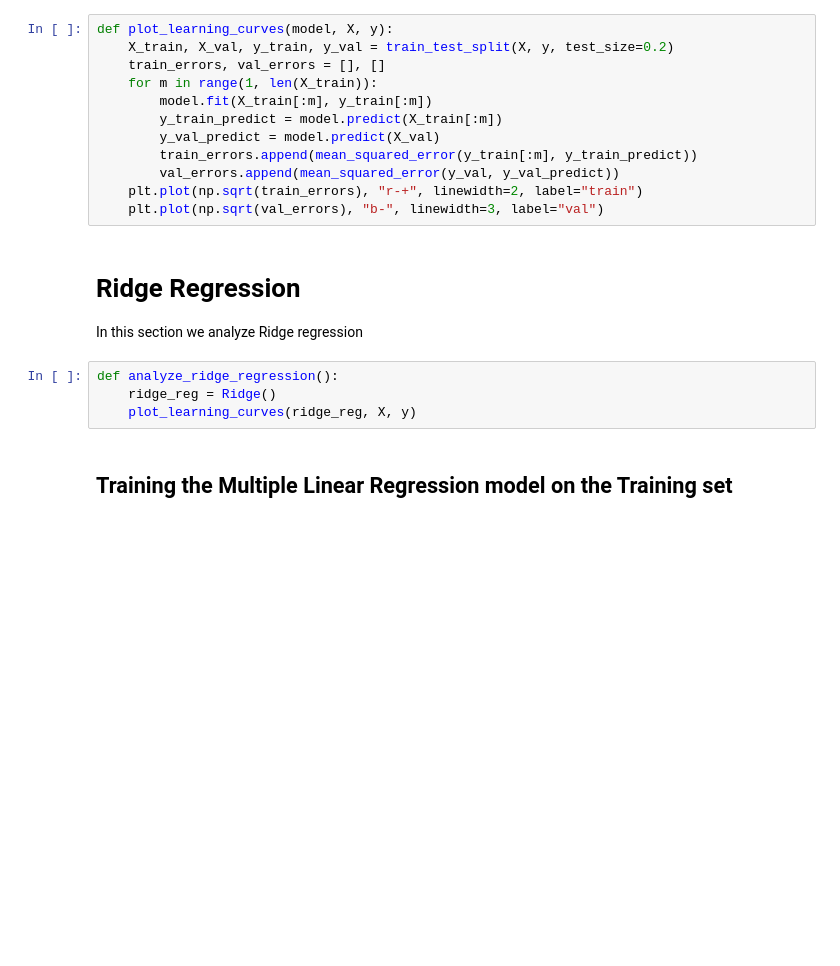
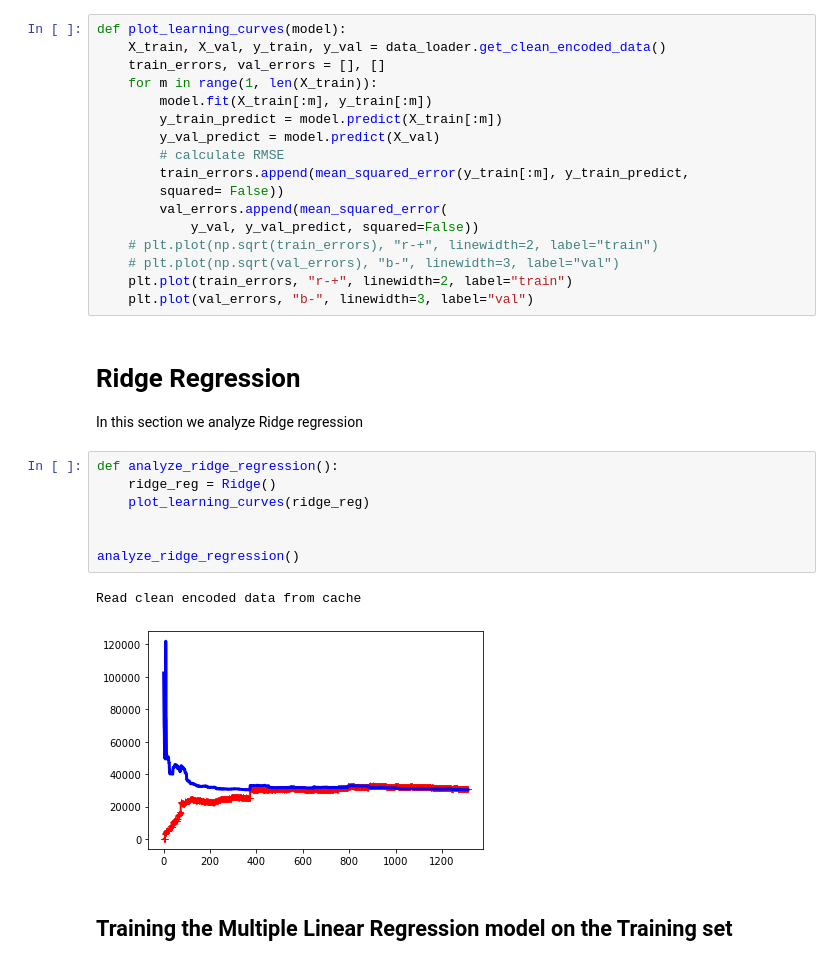
Before and after one commit to pmotameni/mids-w207-final-project, a Jupyter notebook: w207_consolidated.ipynb, the cells around one changed output. Cells and saved outputs as stored; diff of their text form; blank space fills up the shorter version.

Commit message:
draw learning cureve, and Ridge Regression

```diff
--- a/w207_consolidated.ipynb
+++ b/w207_consolidated.ipynb
@@ -738,24 +743,35 @@ class BaseRegressorPlot():
     plt.ylabel("Sales Price)")
     plt.show()
 # %%
-def plot_learning_curves(model, X, y):
-    X_train, X_val, y_train, y_val = train_test_split(X, y, test_size=0.2)
+def plot_learning_curves(model):
+    X_train, X_val, y_train, y_val = data_loader.get_clean_encoded_data()
     train_errors, val_errors = [], []
     for m in range(1, len(X_train)):
         model.fit(X_train[:m], y_train[:m])
         y_train_predict = model.predict(X_train[:m])
         y_val_predict = model.predict(X_val)
-        train_errors.append(mean_squared_error(y_train[:m], y_train_predict))
-        val_errors.append(mean_squared_error(y_val, y_val_predict))
-    plt.plot(np.sqrt(train_errors), "r-+", linewidth=2, label="train")
-    plt.plot(np.sqrt(val_errors), "b-", linewidth=3, label="val")
+        # calculate RMSE
+        train_errors.append(mean_squared_error(y_train[:m], y_train_predict,
+        squared= False))
+        val_errors.append(mean_squared_error(
+            y_val, y_val_predict, squared=False))
+    # plt.plot(np.sqrt(train_errors), "r-+", linewidth=2, label="train")
+    # plt.plot(np.sqrt(val_errors), "b-", linewidth=3, label="val")
+    plt.plot(train_errors, "r-+", linewidth=2, label="train")
+    plt.plot(val_errors, "b-", linewidth=3, label="val")
 # %% [markdown]
 # Ridge Regression
 In this section we analyze Ridge regression
 # %%
 def analyze_ridge_regression():
     ridge_reg = Ridge()
-    plot_learning_curves(ridge_reg, X, y)
+    plot_learning_curves(ridge_reg)
+
+
+analyze_ridge_regression()
+# %% [output]
+Read clean encoded data from cache
+[figure, added]
 # %% [markdown]
 ## Training the Multiple Linear Regression model on the Training set
 # %%
```
Also changed, not shown: parts of 5 cells of this notebook, 1 other file.
